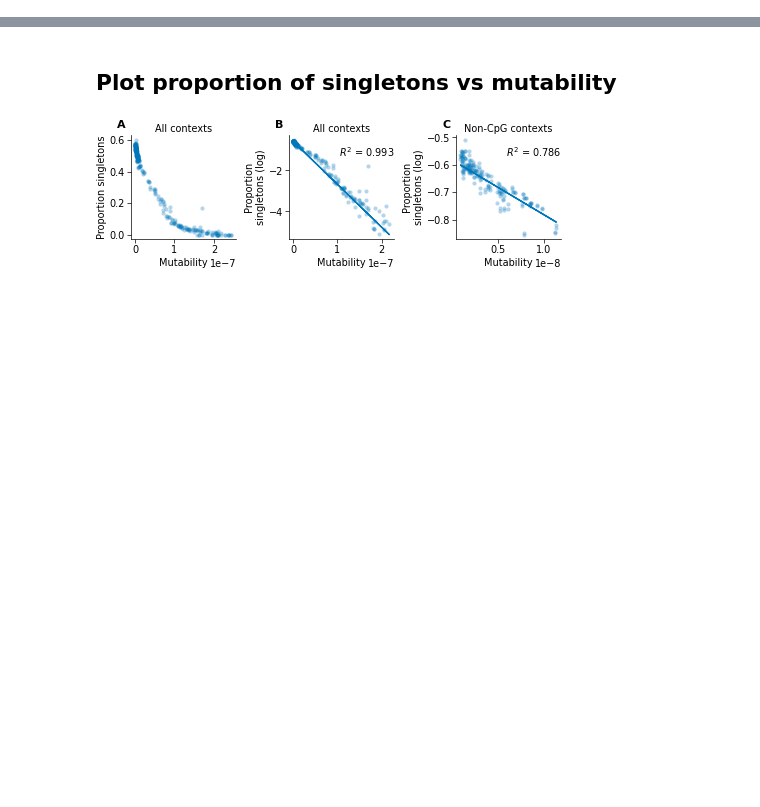
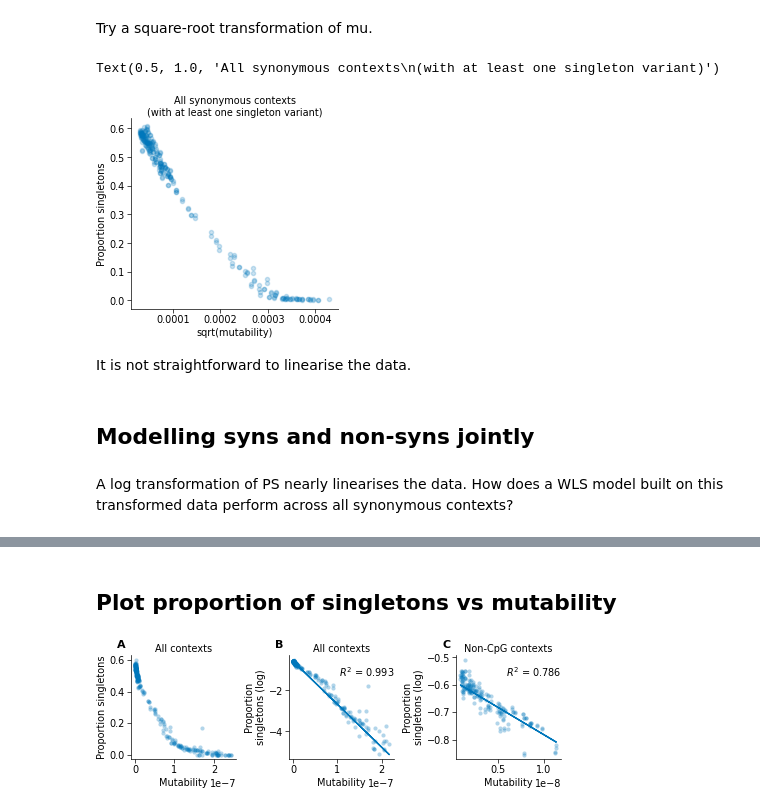
Before and after one commit to alexblakes/regional_nonsense_constraint, a Jupyter notebook: notebooks/02_maps_model_choices.ipynb, the cells around one changed output, grey strips where cells are left out. Saved outputs shown, nothing was run; the diff lists cells and outputs as text; code cells hidden in the pictures; blank space fills up the shorter version.

Commit message:
Update MAPS model choices

```diff
--- a/notebooks/02_maps_model_choices.ipynb
+++ b/notebooks/02_maps_model_choices.ipynb
@@ -87,0 +64,17 @@ strong multicollinearity problems or that the design matrix is singular.
+# %% [markdown]
+Try a square-root transformation of mu.
+# %%
+fig, ax = plt.subplots(1, 1, figsize=(2.5, 2.5), layout="constrained")
+ax.scatter(np.sqrt(x), y, alpha=0.2, marker="o")
+ax.set_xlabel("sqrt(mutability)")
+ax.set_ylabel("Proportion singletons")
+ax.set_title("All synonymous contexts\n(with at least one singleton variant)")
+# %% [output]
+Text(0.5, 1.0, 'All synonymous contexts\n(with at least one singleton variant)')
+[figure, added]
+# %% [markdown]
+It is not straightforward to linearise the data.
+# %% [markdown]
+## Modelling syns and non-syns jointly
+# %% [markdown]
+A log transformation of PS nearly linearises the data. How does a WLS model built on this transformed data perform across all synonymous contexts?
```
Also changed, not shown: parts of 54 cells of this notebook, 2 other files.
